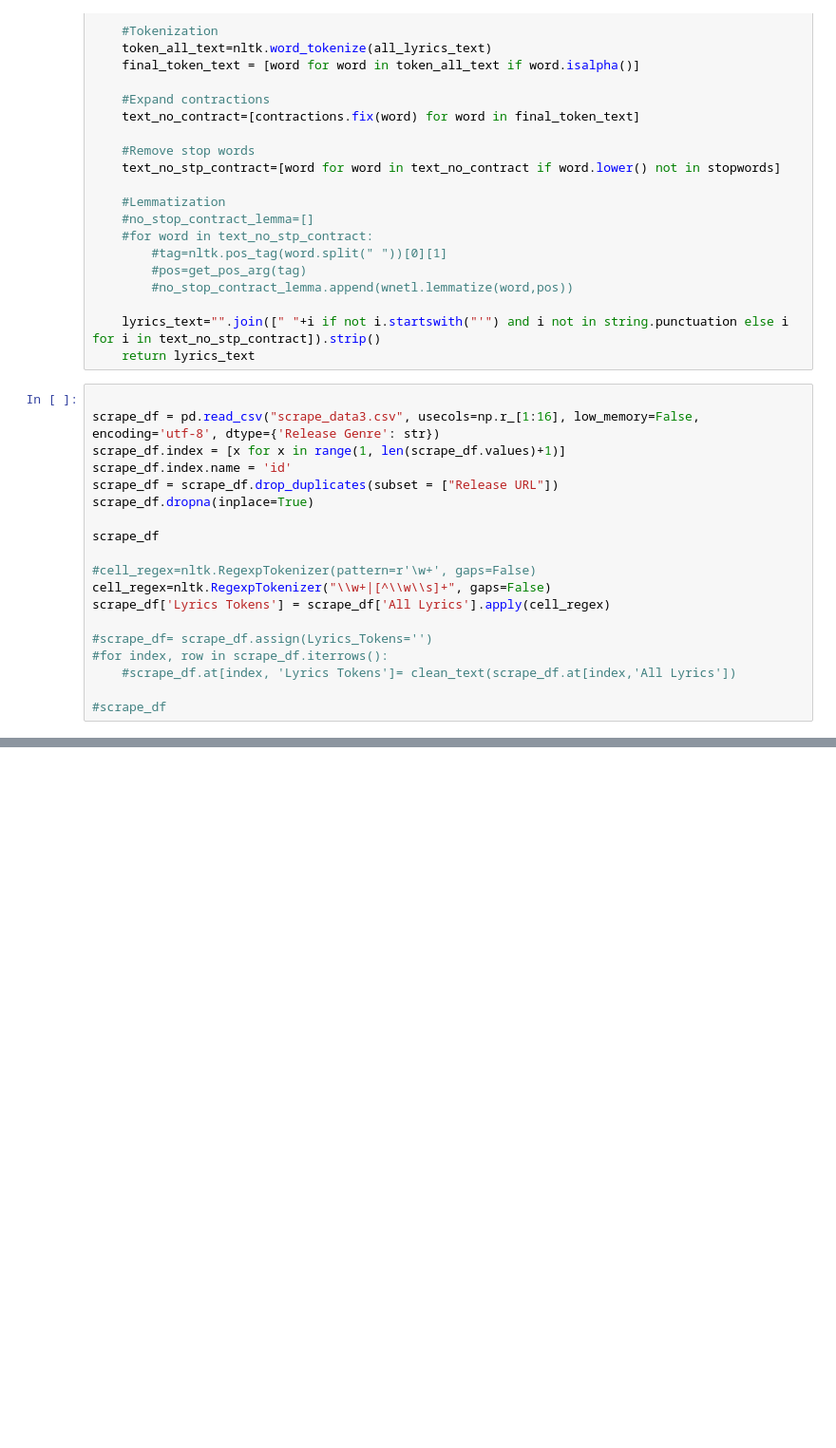
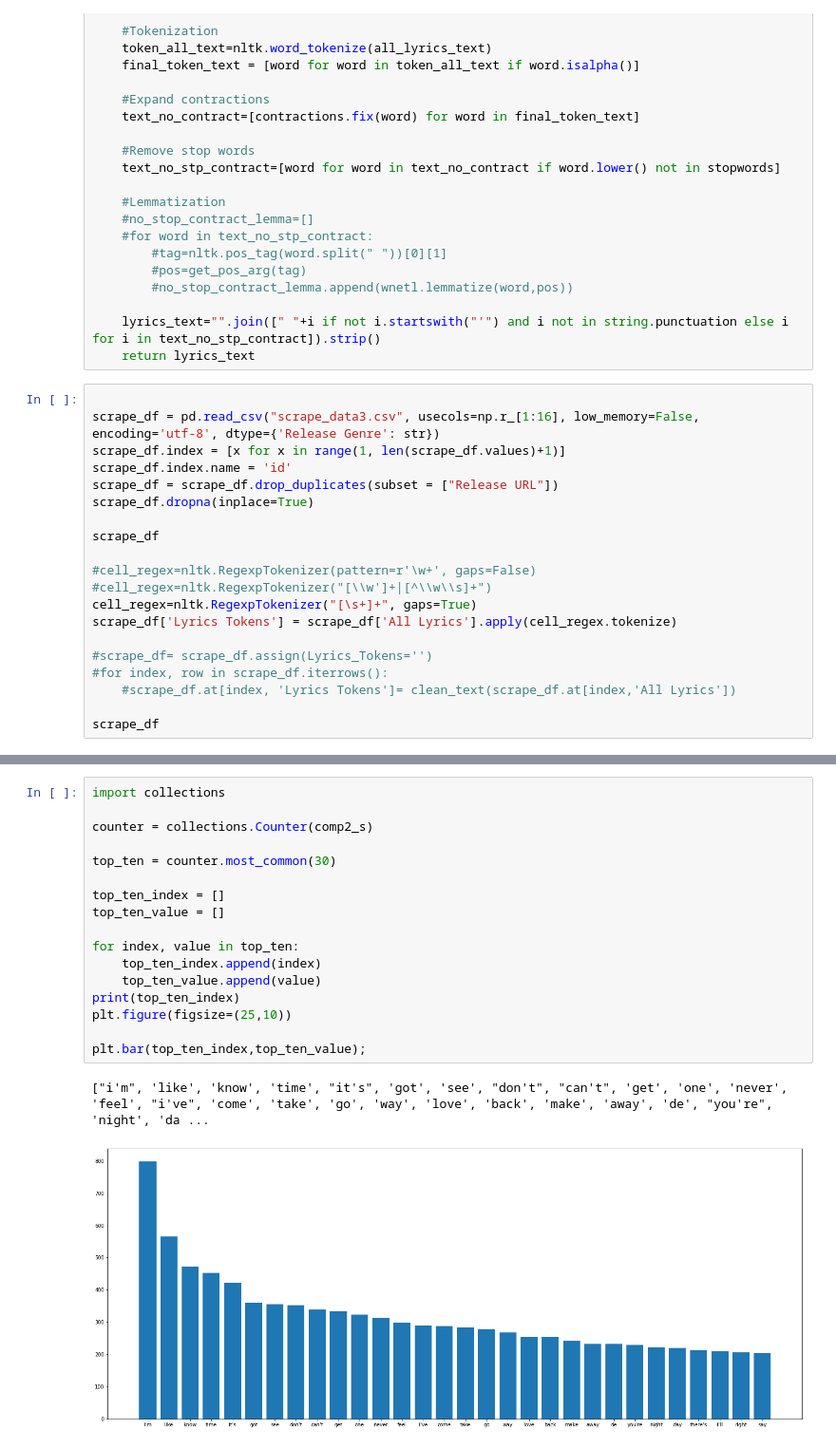
Before and after one commit to samrubicon/COMP4447_FinalProject, a Jupyter notebook: nlp.ipynb, the cells around one changed output, grey strips where cells are left out. Shown: that part at 95% size. Cells and saved outputs as stored; diff of their text form; blank space fills up the shorter version.

```diff
--- a/nlp.ipynb
+++ b/nlp.ipynb
@@ -44,12 +44,13 @@ scrape_df.dropna(inplace=True)
 scrape_df
 
 #cell_regex=nltk.RegexpTokenizer(pattern=r'\w+', gaps=False)
-cell_regex=nltk.RegexpTokenizer("\\w+|[^\\w\\s]+", gaps=False)
-scrape_df['Lyrics Tokens'] = scrape_df['All Lyrics'].apply(cell_regex)
+#cell_regex=nltk.RegexpTokenizer("[\\w']+|[^\\w\\s]+")
+cell_regex=nltk.RegexpTokenizer("[\s+]+", gaps=True)
+scrape_df['Lyrics Tokens'] = scrape_df['All Lyrics'].apply(cell_regex.tokenize)
 
 #scrape_df= scrape_df.assign(Lyrics_Tokens='')
 #for index, row in scrape_df.iterrows():
     #scrape_df.at[index, 'Lyrics Tokens']= clean_text(scrape_df.at[index,'All Lyrics'])
 
-#scrape_df
+scrape_df
 # %% [output]
@@ -112,0 +179,20 @@ plt.show()
+# %%
+import collections
+
+counter = collections.Counter(comp2_s)
+
+top_ten = counter.most_common(30)
+
+top_ten_index = []
+top_ten_value = []
+
+for index, value in top_ten:
+    top_ten_index.append(index)
+    top_ten_value.append(value)
+print(top_ten_index)
+plt.figure(figsize=(25,10))
+
+plt.bar(top_ten_index,top_ten_value);
+# %% [output]
+["i'm", 'like', 'know', 'time', "it's", 'got', 'see', "don't", "can't", 'get', 'one', 'never', 'feel', "i've", 'come', 'take', 'go', 'way', 'love', 'back', 'make', 'away', 'de', "you're", 'night', 'da ...
+[figure, added]
```
Also changed, not shown: parts of 9 cells of this notebook.
